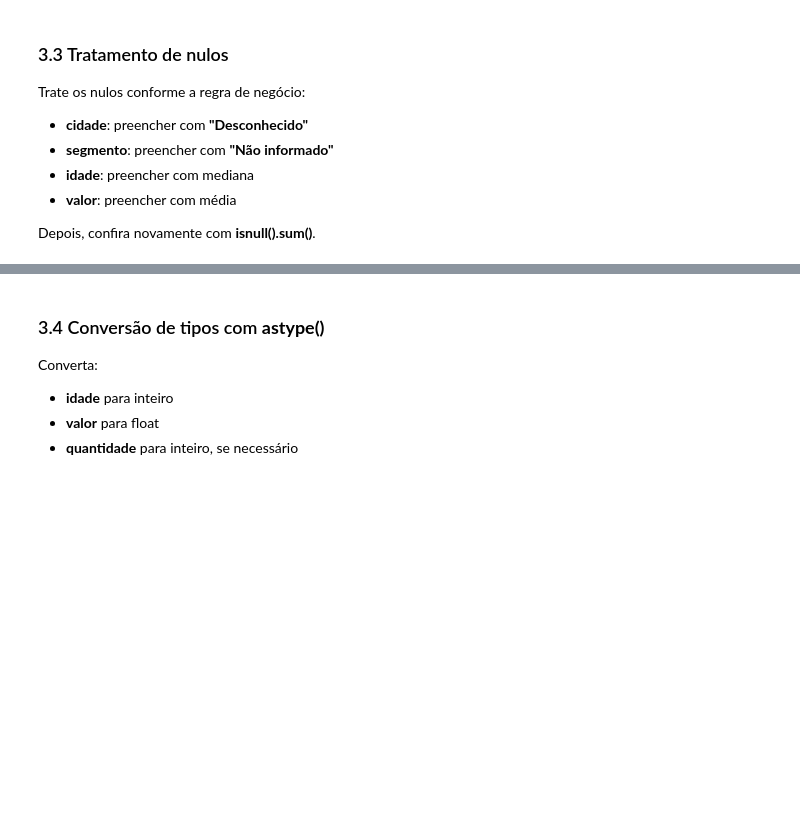
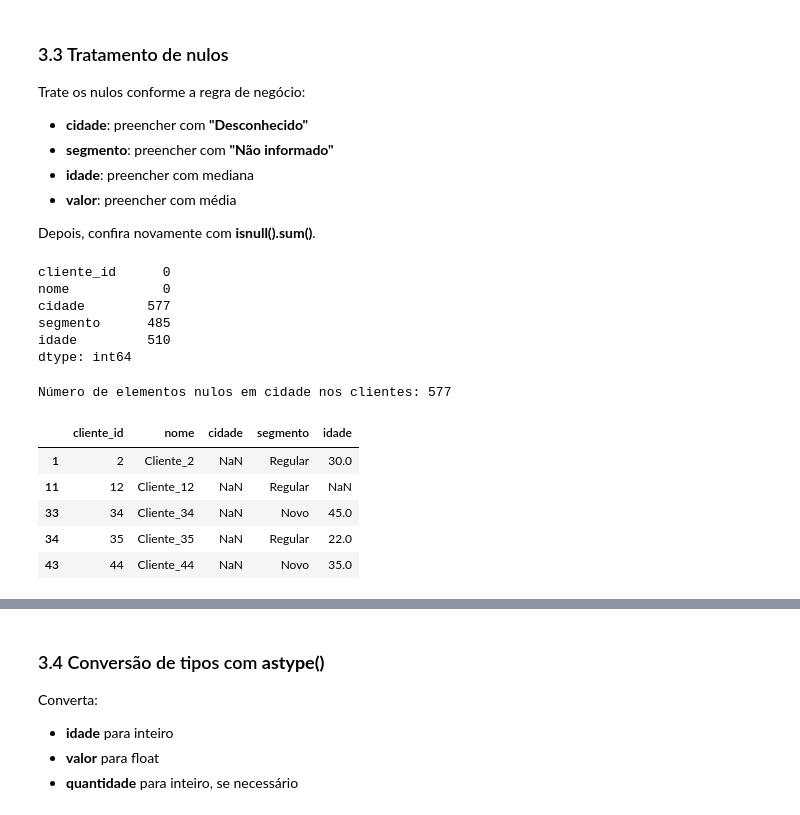
Before and after one commit to Somutt/revisao_py, a Jupyter notebook: 02_data_analysis/pandas_ecommerce.ipynb, the cells around one changed output, grey strips where cells are left out. Saved outputs shown, nothing was run; the diff lists cells and outputs as text; code cells hidden in the pictures; blank space fills up the shorter version.

Commit message:
chore (data_analysis): tratamento inconsistencias, nulos e dups

```diff
--- a/02_data_analysis/pandas_ecommerce.ipynb
+++ b/02_data_analysis/pandas_ecommerce.ipynb
@@ -414,0 +420,2 @@ Sugestões:
+# %%
+clientes_df.replace(r'^/s*$', np.nan, regex=True, inplace=True).isna().sum()
@@ -414,0 +449,2 @@ Sugestões:
+# %%
+clientes_df['nome'] = clientes_df['nome'].str.strip().str.capitalize()
@@ -414,0 +460,4 @@ Sugestões:
+# %%
+clientes_df['cidade'] = clientes_df['cidade'].str.strip()
+
+clientes_df['cidade'].value_counts()
@@ -414,0 +488,2 @@ Sugestões:
+# %%
+clientes_df['segmento'] = clientes_df['segmento'].str.strip().str.capitalize()
@@ -436,4 +651,24 @@ Trate os nulos conforme a regra de negócio:
 
 Depois, confira novamente com **isnull().sum()**.
 # %%
-#Implementação
+clientes_df.isnull().sum()
+# %% [output]
+cliente_id      0
+nome            0
+cidade        577
+segmento      485
+idade         510
+dtype: int64
+# %%
+cidade_nan = clientes_df['cidade'].isna()
+
+print(f'Número de elementos nulos em cidade nos clientes: {len(clientes_df[cidade_nan])}')
+clientes_df[cidade_nan].head()
+# %% [output]
+Número de elementos nulos em cidade nos clientes: 577
+|  | cliente_id | nome | cidade | segmento | idade |
+| 1 | 2 | Cliente_2 | NaN | Regular | 30.0 |
+| 11 | 12 | Cliente_12 | NaN | Regular | NaN |
+| 33 | 34 | Cliente_34 | NaN | Novo | 45.0 |
+| 34 | 35 | Cliente_35 | NaN | Regular | 22.0 |
+| 43 | 44 | Cliente_44 | NaN | Novo | 35.0 |
```
Also changed, not shown: parts of 60 cells of this notebook.
